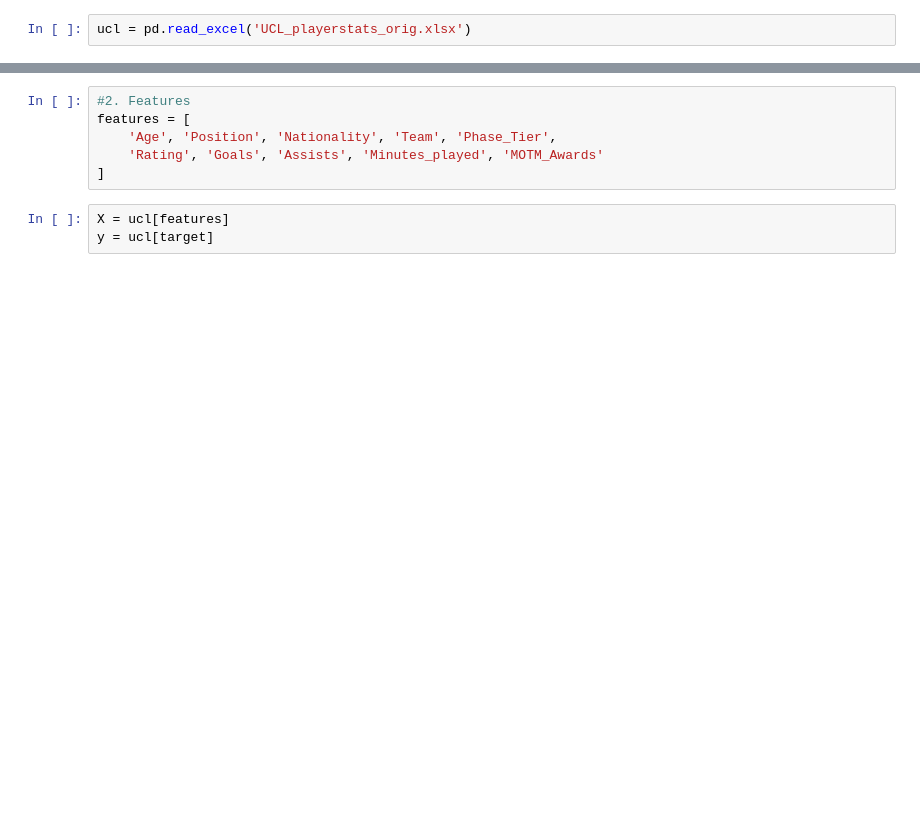
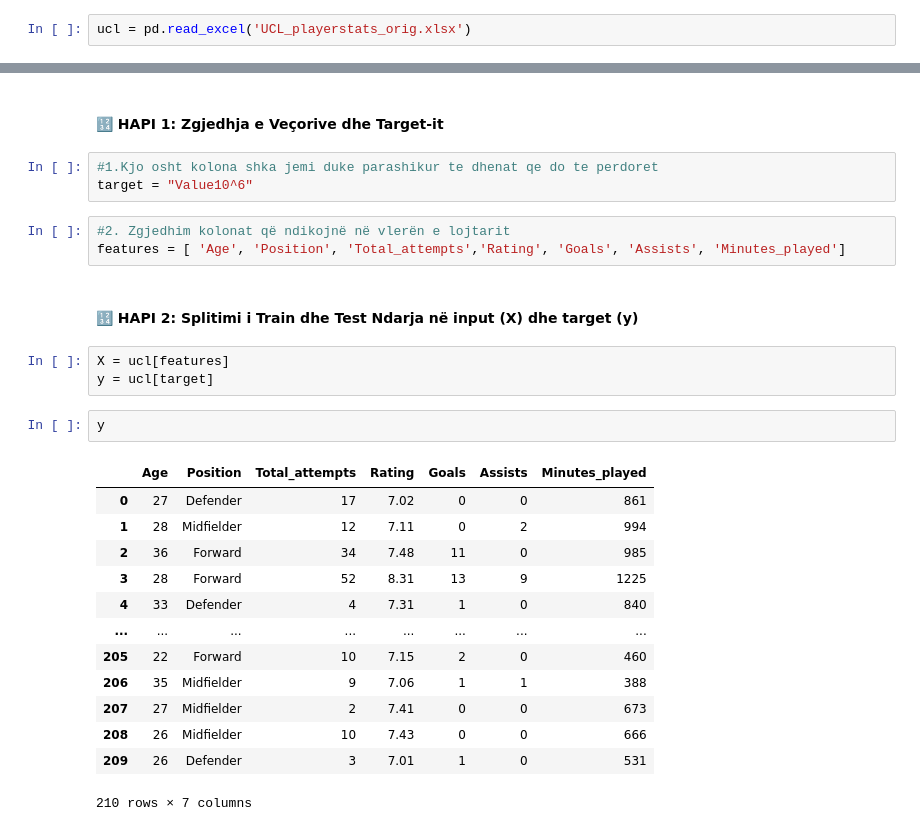
Before and after one commit to ArberKuqi/PythonDataScience_Project, a Jupyter notebook: ChampionsData_Testing/06-testing_ml_r.ipynb, the cells around one changed output, grey strips where cells are left out. Saved outputs shown, nothing was run; the diff lists cells and outputs as text; blank space fills up the shorter version.

```diff
--- a/ChampionsData_Testing/06-testing_ml_r.ipynb
+++ b/ChampionsData_Testing/06-testing_ml_r.ipynb
@@ -14,9 +15,29 @@ target = "Value10^6"
+# %% [markdown]
+#### 🔢 HAPI 1: Zgjedhja e Veçorive dhe Target-it
+# %%
+#1.Kjo osht kolona shka jemi duke parashikur te dhenat qe do te perdoret
+target = "Value10^6"
 # %%
-#2. Features
-features = [
-    'Age', 'Position', 'Nationality', 'Team', 'Phase_Tier',
-    'Rating', 'Goals', 'Assists', 'Minutes_played', 'MOTM_Awards'
-]
+#2. Zgjedhim kolonat që ndikojnë në vlerën e lojtarit
+features = [ 'Age', 'Position', 'Total_attempts','Rating', 'Goals', 'Assists', 'Minutes_played']
+# %% [markdown]
+#### 🔢 HAPI 2: Splitimi i Train dhe Test  Ndarja në input (X) dhe target (y)
 # %%
 X = ucl[features]
 y = ucl[target]
+# %%
+y
+# %% [output]
+|  | Age | Position | Total_attempts | Rating | Goals | Assists | Minutes_played |
+| 0 | 27 | Defender | 17 | 7.02 | 0 | 0 | 861 |
+| 1 | 28 | Midfielder | 12 | 7.11 | 0 | 2 | 994 |
+| 2 | 36 | Forward | 34 | 7.48 | 11 | 0 | 985 |
+| 3 | 28 | Forward | 52 | 8.31 | 13 | 9 | 1225 |
+| 4 | 33 | Defender | 4 | 7.31 | 1 | 0 | 840 |
+| ... | ... | ... | ... | ... | ... | ... | ... |
+| 205 | 22 | Forward | 10 | 7.15 | 2 | 0 | 460 |
+| 206 | 35 | Midfielder | 9 | 7.06 | 1 | 1 | 388 |
+| 207 | 27 | Midfielder | 2 | 7.41 | 0 | 0 | 673 |
+| 208 | 26 | Midfielder | 10 | 7.43 | 0 | 0 | 666 |
+| 209 | 26 | Defender | 3 | 7.01 | 1 | 0 | 531 |
+210 rows × 7 columns
```
Also changed, not shown: parts of 21 cells of this notebook.
